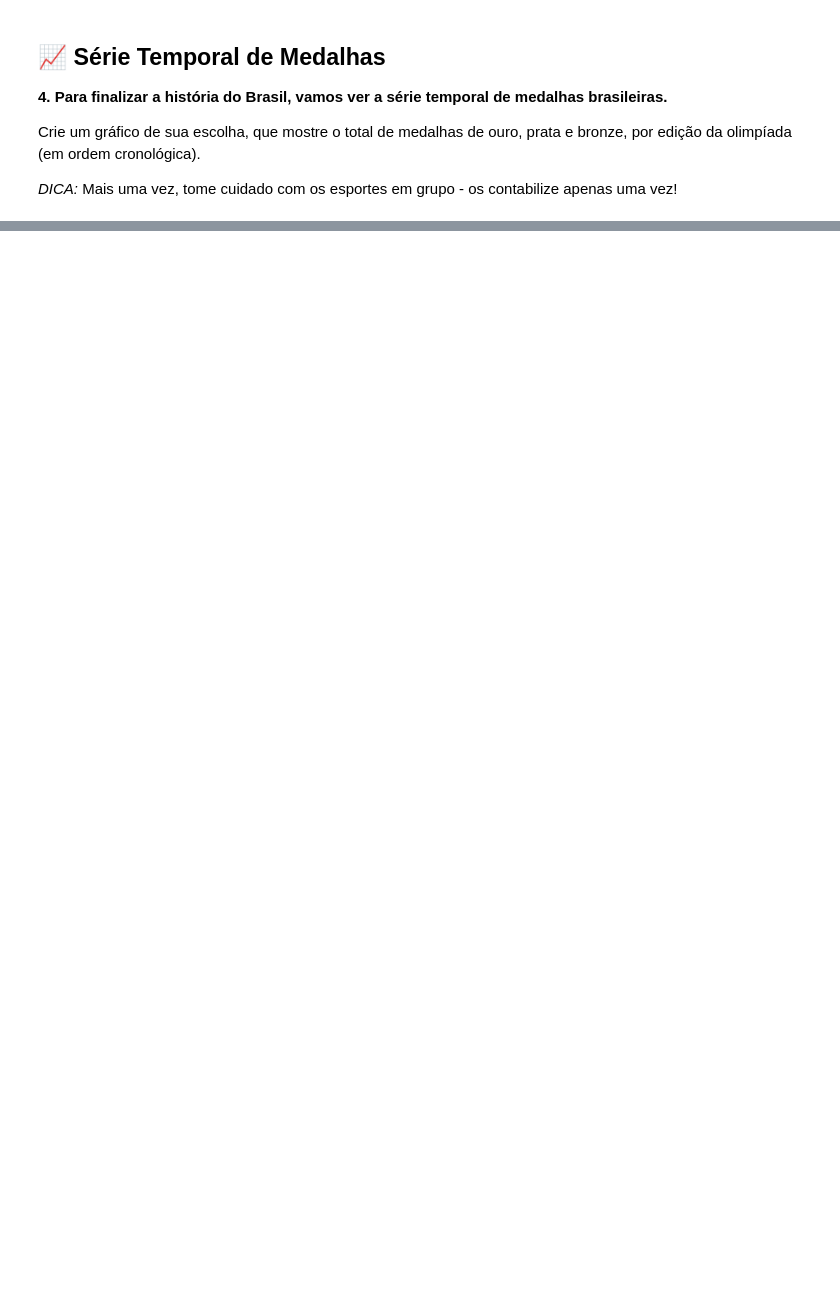
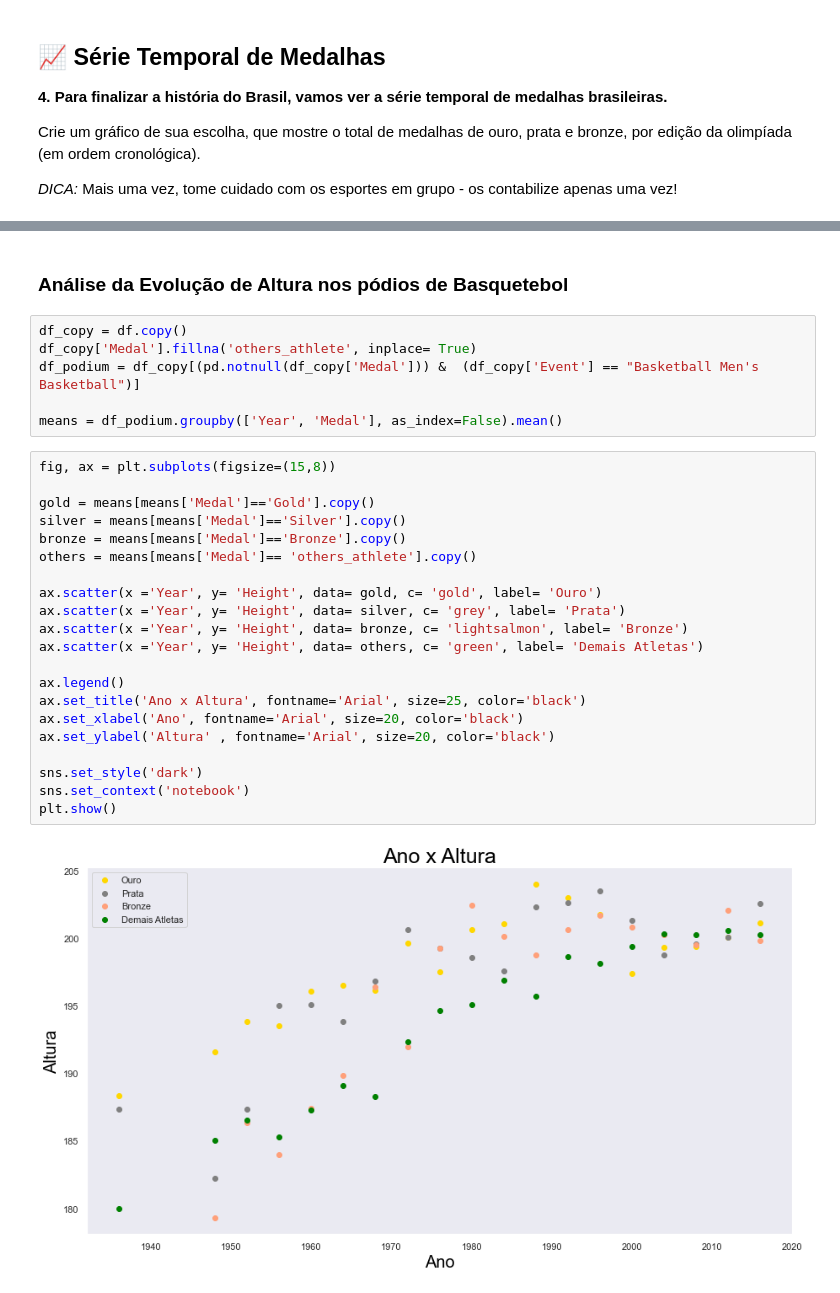
Before and after one commit to ewerthonk/dataviz-olympics, a Jupyter notebook: dataviz-olympics.ipynb, the cells around one changed output, grey strips where cells are left out. Saved outputs shown, nothing was run; the diff lists cells and outputs as text; blank space fills up the shorter version.

```diff
--- a/dataviz-olympics.ipynb
+++ b/dataviz-olympics.ipynb
@@ -901,0 +870,31 @@ plt.show()
+# %% [markdown]
+### Análise da Evolução de Altura nos pódios de Basquetebol
+# %%
+df_copy = df.copy()
+df_copy['Medal'].fillna('others_athlete', inplace= True)
+df_podium = df_copy[(pd.notnull(df_copy['Medal'])) &  (df_copy['Event'] == "Basketball Men's Basketball")]
+
+means = df_podium.groupby(['Year', 'Medal'], as_index=False).mean()
+# %%
+fig, ax = plt.subplots(figsize=(15,8))
+
+gold = means[means['Medal']=='Gold'].copy()
+silver = means[means['Medal']=='Silver'].copy()
+bronze = means[means['Medal']=='Bronze'].copy()
+others = means[means['Medal']== 'others_athlete'].copy()
+
+ax.scatter(x ='Year', y= 'Height', data= gold, c= 'gold', label= 'Ouro')
+ax.scatter(x ='Year', y= 'Height', data= silver, c= 'grey', label= 'Prata')
+ax.scatter(x ='Year', y= 'Height', data= bronze, c= 'lightsalmon', label= 'Bronze')
+ax.scatter(x ='Year', y= 'Height', data= others, c= 'green', label= 'Demais Atletas')
+
+ax.legend()
+ax.set_title('Ano x Altura', fontname='Arial', size=25, color='black')
+ax.set_xlabel('Ano', fontname='Arial', size=20, color='black')
+ax.set_ylabel('Altura' , fontname='Arial', size=20, color='black')
+
+sns.set_style('dark')
+sns.set_context('notebook')
+plt.show()
+# %% [output]
+[figure, added]
```
Also changed, not shown: parts of 47 cells of this notebook.
